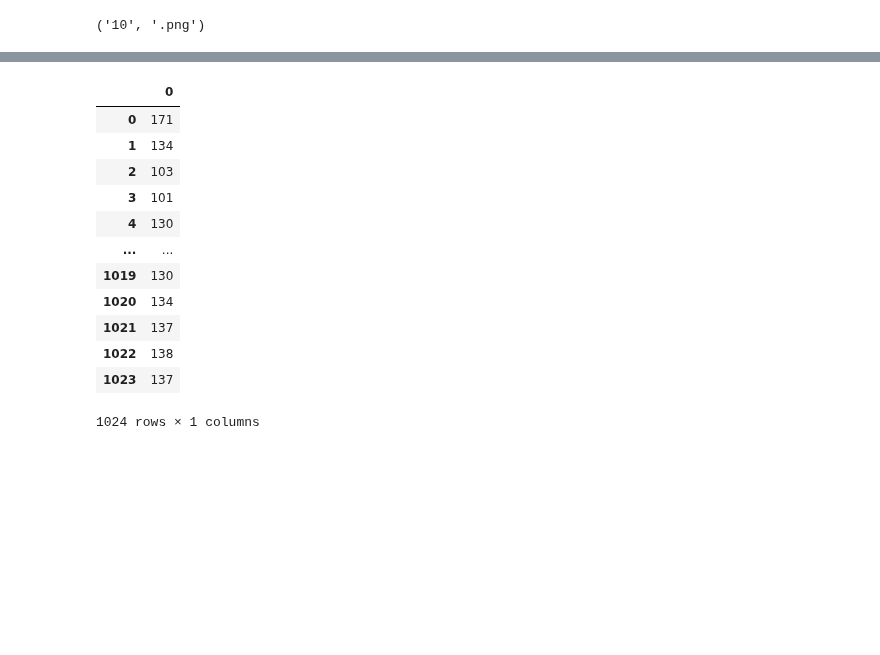
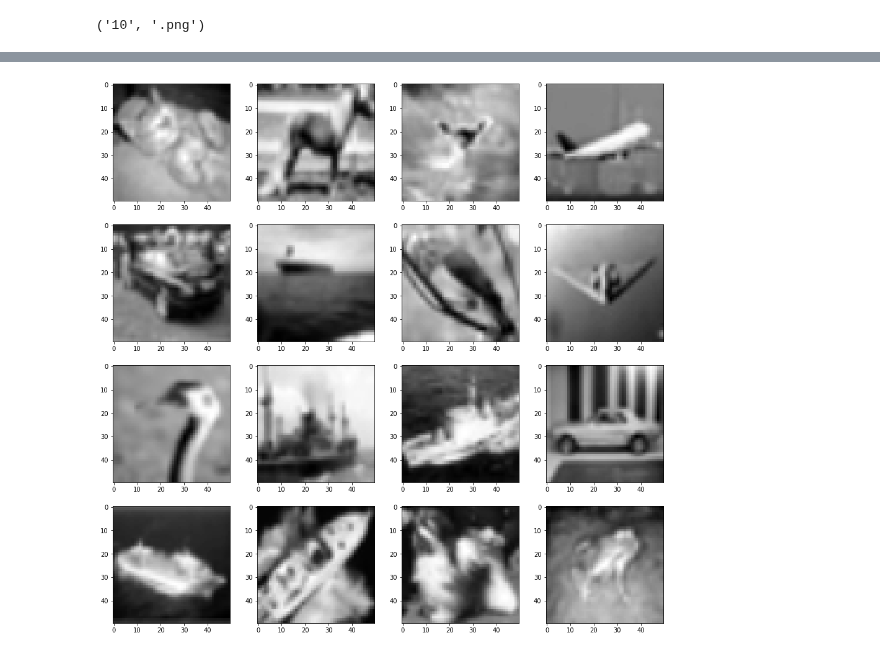
Before and after one commit to gulmert89/bootcamp_files, a Jupyter notebook: project4.ipynb, the cells around one changed output, grey strips where cells are left out. Saved outputs shown, nothing was run; the diff lists cells and outputs as text; code cells hidden in the pictures; blank space fills up the shorter version.

```diff
--- a/project4.ipynb
+++ b/project4.ipynb
@@ -34,0 +26,3 @@ gray_image2 = cv2.cvtColor(image2, cv2.COLOR_BGR2GRAY)
+# %%
+df_labels = pd.read_csv("trainLabels.csv", index_col="id")
+df_labels.head()
@@ -34,0 +69,20 @@ gray_image2 = cv2.cvtColor(image2, cv2.COLOR_BGR2GRAY)
+# %%
+%%time
+np.random.seed(42)
+indices = np.random.choice(50000,2500)
+
+train_df = pd.DataFrame(columns=[x for x in range(2500)])
+#train_folder = pd.Series(os.listdir("train"))
+
+for num, indx in enumerate(indices):
+    path = f"train/{indx}.png"
+    image = cv2.imread(path, 0)
+    image = cv2.resize(image, (50,50))
+    image = image.reshape(-1)
+    train_df.loc[num, :] = image
+
+for num, indx in enumerate(indices):
+    train_df.loc[num, "Img Name"] = str(indx) + ".png"
+    train_df.loc[num, "Label"] = df_labels.loc[indx, "label"]
+
+## Kamil Hocam 2
@@ -35 +102,14 @@ gray_image2 = cv2.cvtColor(image2, cv2.COLOR_BGR2GRAY)
+# %%
+# some of the random choice images
+plt.figure(figsize=(16,16))
+subplot_num = 1
+for i in np.random.randint(0,2500,16):
+    plt.subplot(4,4,subplot_num)
+    example = np.resize(train_df.iloc[i, :], (50,50)).astype("uint8")
+    plt.imshow(example, cmap="gray")
+    subplot_num+=1
+plt.show()
+del subplot_num
+# %% [output]
+[figure, added]
 # %%
@@ -46,16 +119,0 @@ grayy2 = gray_image2.reshape(-1)
-# %%
-pd.DataFrame(grayy2)
-# %% [output]
-|  | 0 |
-| 0 | 171 |
-| 1 | 134 |
-| 2 | 103 |
-| 3 | 101 |
-| 4 | 130 |
-| ... | ... |
-| 1019 | 130 |
-| 1020 | 134 |
-| 1021 | 137 |
-| 1022 | 138 |
-| 1023 | 137 |
-1024 rows × 1 columns
```
Also changed, not shown: parts of 16 cells of this notebook.
